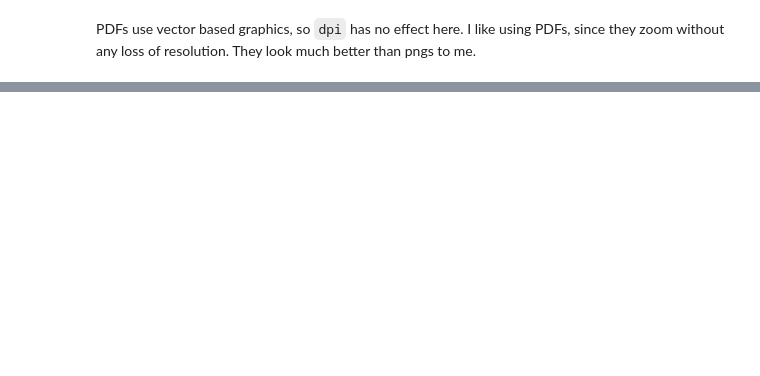
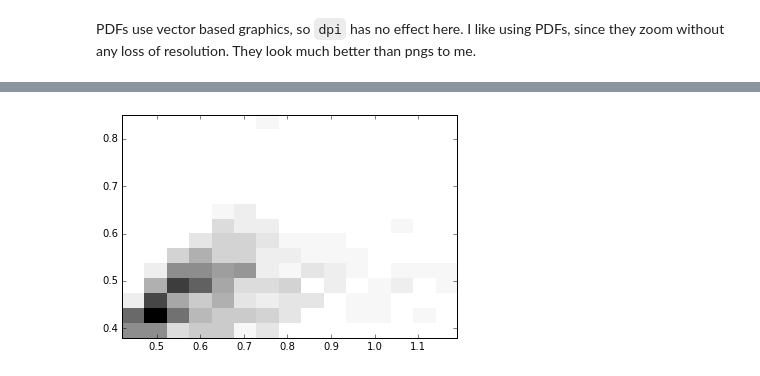
Before and after one commit to gillenbrown/PythonTutorial, a Jupyter notebook: Plotting.ipynb, the cells around one changed output, grey strips where cells are left out. Saved outputs shown, nothing was run; the diff lists cells and outputs as text; code cells hidden in the pictures; blank space fills up the shorter version.

Commit message:
+CSV reading, 2Dhist/contour plotting.

```diff
--- a/Plotting.ipynb
+++ b/Plotting.ipynb
@@ -523,0 +527,4 @@ PDFs use vector based graphics, so `dpi` has no effect here. I like using PDFs,
+# %%
+csv1 = np.genfromtxt("foo.csv", dtype=None, delimiter=",", names=True)
+bar = csv1['bar']
+baz = csv1['baz']
@@ -523,0 +536,5 @@ PDFs use vector based graphics, so `dpi` has no effect here. I like using PDFs,
+# %%
+fig, cx=plt.subplots()
+H = cx.hist2d(bar, baz, bins=15, cmap='binary')
+# %% [output]
+[figure, added]
```
Also changed, not shown: parts of 28 cells of this notebook, 1 other file.
